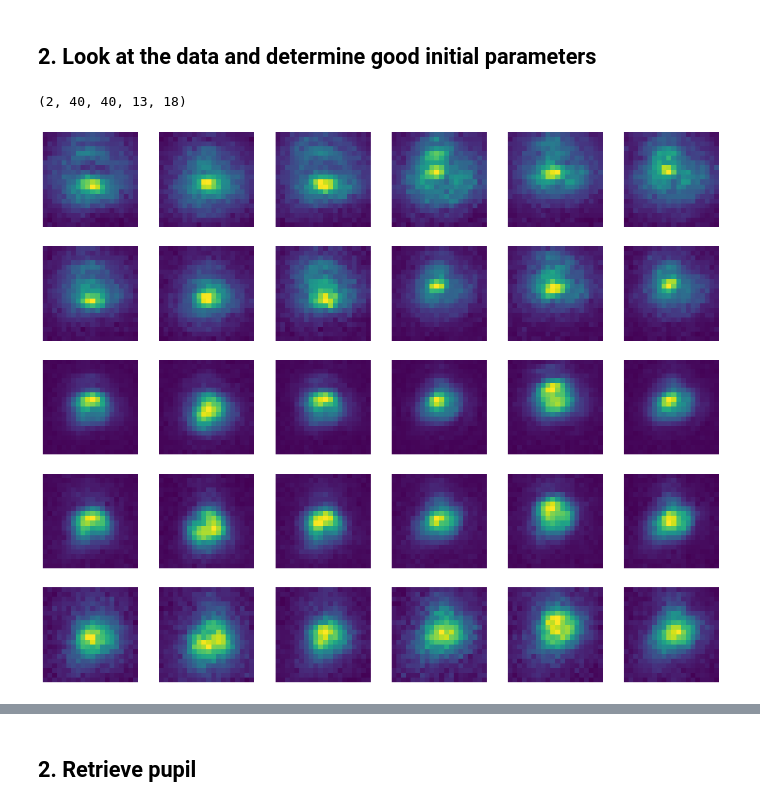
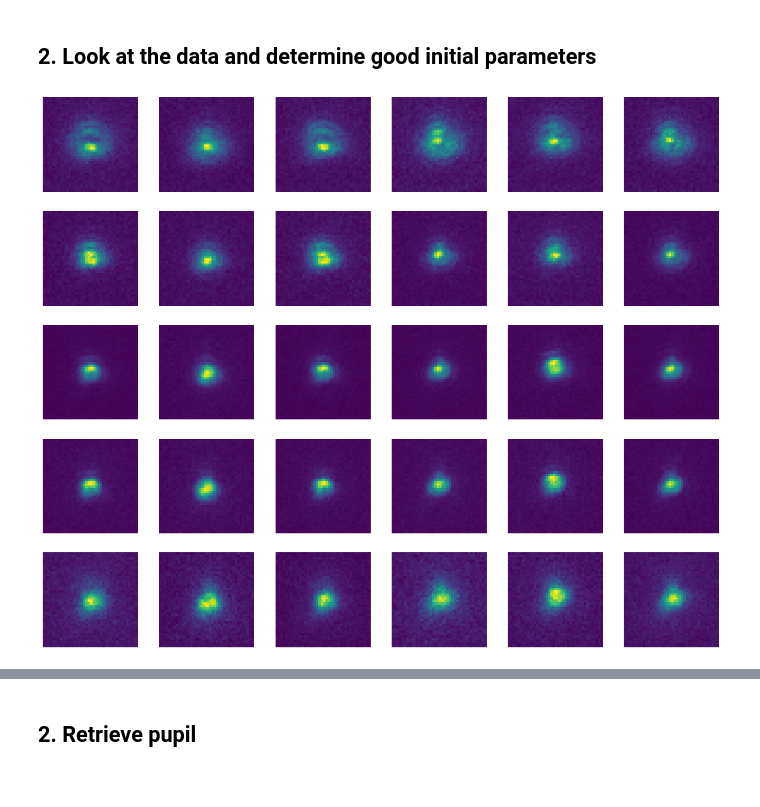
Before and after one commit to rodguti90/pyPSFstack, a Jupyter notebook: retrieval_exp_stack.ipynb, the cells around one changed output, grey strips where cells are left out. Cells and saved outputs as stored; diff of their text form; code cells hidden in the pictures.

```diff
--- a/retrieval_exp_stack.ipynb
+++ b/retrieval_exp_stack.ipynb
@@ -72,11 +72,11 @@ magnification = 100
 ni = 1.33
 nf = 1.518
 cam_pixel_size = 6500
-radius = 100
+radius = 10
 wavelength = 525
 # Define positions of defocus
 zi = -600; z_step = 100
-z_list = np.arange(zi,-zi+z_step,z_step)
+z_list = - np.arange(zi,-zi+z_step,z_step)
 # Define rotation angles of polarization analyzer
 angle_i = 0; angle_f = 2*np.pi; angle_step = np.pi/4
 angle_list=np.arange(angle_i,angle_f+angle_step,angle_step)
@@ -112,7 +108,8 @@ params['zdiversity']['z_list'] = z_list / wavelength
 params['zdiversity']['nf'] = nf
 
 params['pdiversity'] = {}
-params['pdiversity']['qwp_angles'] = angle_list + np.pi/2
+params['pdiversity']['gwp_angles'] = angle_list + np.pi/2
+params['pdiversity']['eta'] = 0.48*np.pi
 params['pdiversity']['lp_angles'] = [0,np.pi/2]
 
 params['aberrations'] = {}
@@ -124,19 +121,19 @@ src = srcs.DipoleInterfaceSource(**params['pupil'],**params['source'])
 seo = wdws.SEO(**params['pupil'],**params['seo'])
 # Then the diversities
 zdiv = ZDiversity(**params['zdiversity'], **params['pupil'])
-qwp = pdivs.PDiversity_QWP(angle_list)
+gwp = pdivs.PDiversity_GWP(angle_list, params['pdiversity']['eta'])
 wollaston = pdivs.PDiversity_LP([0, np.pi/2])
-pdiv = pdivs.PDiversity_Compound([qwp, wollaston])
+pdiv = pdivs.PDiversity_Compound([gwp, wollaston])
 
 pol_seo = pdivs.PDiversity_Compound([pdivs.PDiversity_QWP([np.pi/4]), wollaston])
 # %%
 psfs = PSFStack([src, seo], zdiversity=zdiv, pdiversity=pdiv)
 psfs.compute_psf_stack(orientation=[0,0,0], N_trim=40)
 # %%
-mod_stack = psfs.model_experimental_stack(bckgd_photons=50,N_photons=40000,noise=True)
+mod_stack = psfs.model_experimental_stack(bckgd_photons=50,N_photons=400000,noise=True)
 zdiv_mid_ind = 6
 bead_n = 0
-delz=1
+delz=2
 plist=[0,1,2,9,10,11]
 fig, axs = plt.subplots(5,len(plist),figsize=(3*len(plist),3*5))
 for ind,pind in enumerate(plist):
@@ -153,28 +150,24 @@ for ax in axs.ravel():
 ## 2. Look at the data and determine good initial parameters
 # %%
 mat_data = sio.loadmat(os.path.join('data','Rodrigo_14Jul2021_TIRF_Run1.mat'))
-# %%
-mat_data['beads_rodrigo'].shape
-# %% [output]
-(2, 40, 40, 13, 18)
 # %%
 zdiv_mid_ind = 6
 bead_n = 0
-delz=4
+delz=3
 plist=[0,1,2,9,10,11]
 fig, axs = plt.subplots(5,len(plist),figsize=(3*len(plist),3*5))
 exp_stack = 0.24*(mat_data['beads_rodrigo'][bead_n]-100)
-exp_stack = exp_stack[10:-10,10:-10,...]
+exp_stack = exp_stack#[10:-10,10:-10,...]
 for ind,pind in enumerate(plist):
     axs[0,ind].imshow(exp_stack[...,0,pind])
     axs[1,ind].imshow(exp_stack[...,zdiv_mid_ind-delz,pind])
     axs[2,ind].imshow(exp_stack[...,zdiv_mid_ind,pind])
     axs[3,ind].imshow(exp_stack[...,zdiv_mid_ind+delz,pind])
     axs[4,ind].imshow(exp_stack[...,-1,pind])
 for ax in axs.ravel():
     ax.set_axis_off()
 # %% [output]
-[figure, old version]
+[figure, new version]
 # %%
 zin=8; pin=8
 fig, axs = plt.subplots(1,2,figsize=(2*5,5))
```
Also changed, not shown: parts of 16 cells of this notebook.
